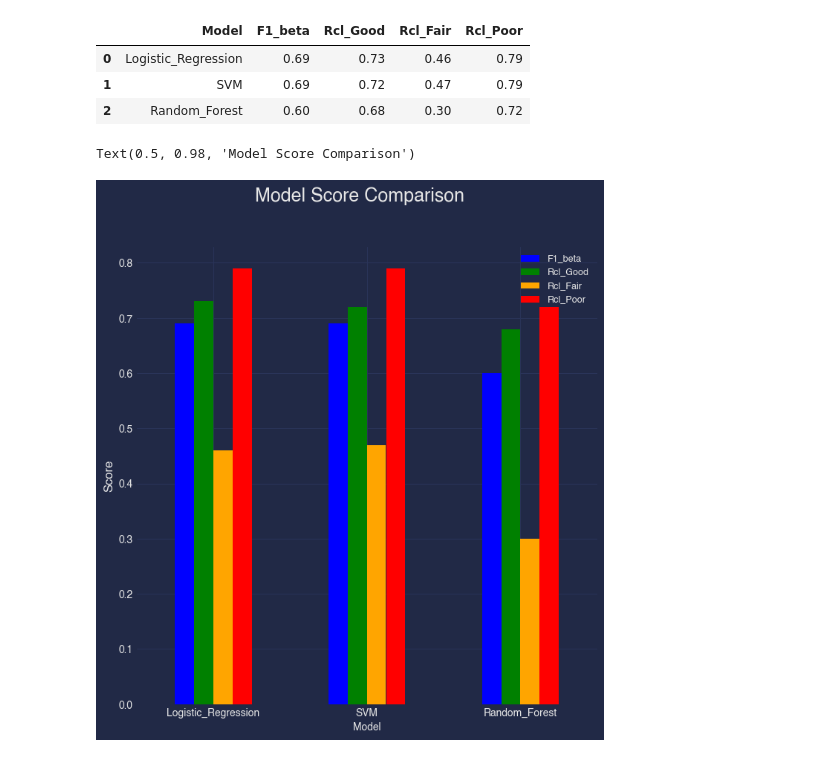
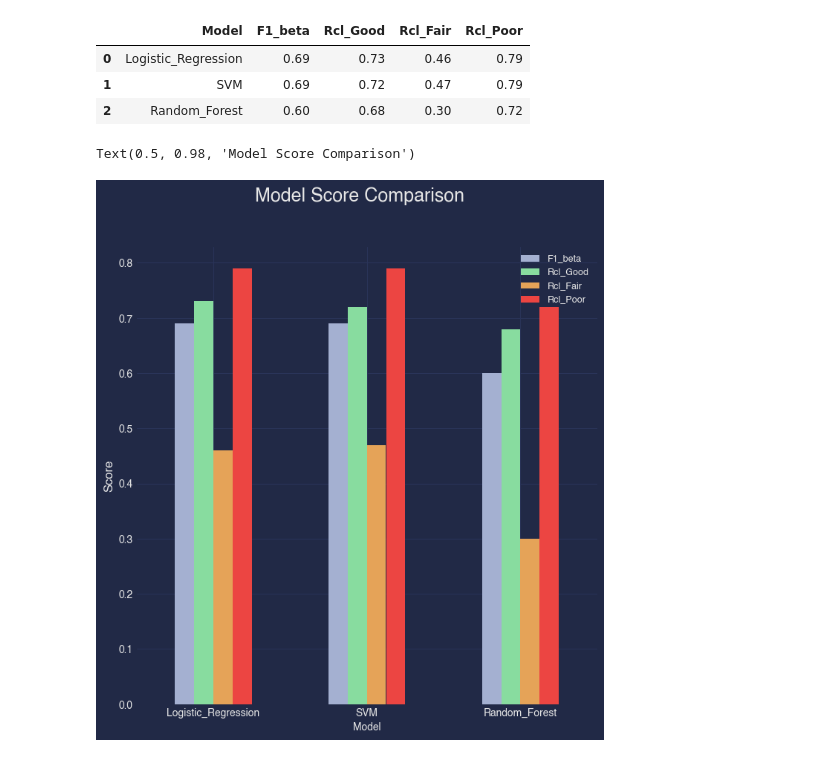
Before and after one commit to chris-hedemann/ml-project-air-pollution, a Jupyter notebook: ML_model_training.ipynb, the cells around one changed output. Saved outputs shown, nothing was run; the diff lists cells and outputs as text; code cells hidden in the pictures.

Commit message:
graph_colors

```diff
--- a/ML_model_training.ipynb
+++ b/ML_model_training.ipynb
@@ -283,10 +283,10 @@ df_bar
 | 1 | SVM | 0.69 | 0.72 | 0.47 | 0.79 |
 | 2 | Random_Forest | 0.60 | 0.68 | 0.30 | 0.72 |
 # %%
-ax = df_bar.plot(x="Model", y=["F1_beta", "Rcl_Good", "Rcl_Fair", "Rcl_Poor"], kind="bar", rot=0, figsize=(8,8), color=('blue','green','orange','red'))
+ax = df_bar.plot(x="Model", y=["F1_beta", "Rcl_Good", "Rcl_Fair", "Rcl_Poor"], kind="bar", rot=0, figsize=(8,8), color=('#A4B0D1','#88DC9F','#E5A358','#EC4542'))
 ax.legend(loc='upper right', prop={'size':9})
 plt.ylabel('Score', fontsize=12)
 plt.suptitle('Model Score Comparison', fontsize=18)
 # %% [output]
 Text(0.5, 0.98, 'Model Score Comparison')
-[figure, old version]
+[figure, new version]
```
